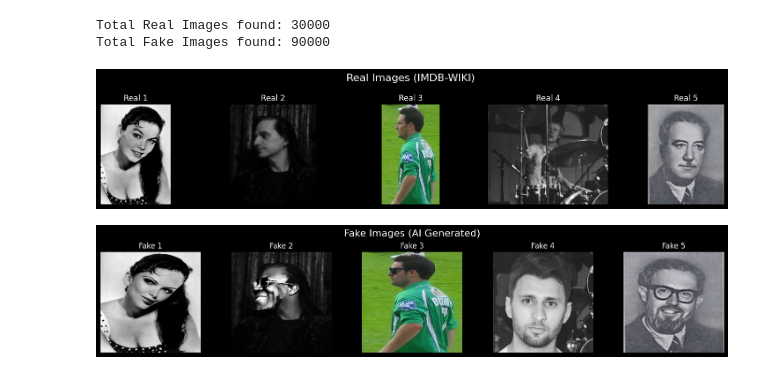
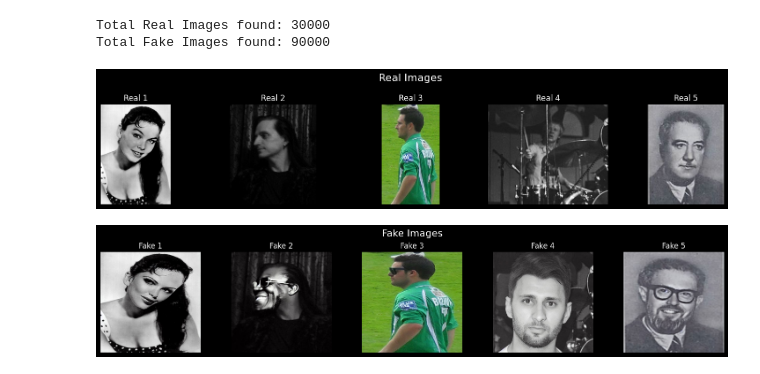
Before and after one commit to Proenca13/Deep_Learning_Project, a Jupyter notebook: project.ipynb, the cells around one changed output. Saved outputs shown, nothing was run; the diff lists cells and outputs as text; code cells hidden in the pictures.

```diff
--- a/project.ipynb
+++ b/project.ipynb
@@ -28,26 +28,26 @@ Total Fake Images found: 90000
 # %%
 first_5_real = real_images[:5]
 
 fig, axes = plt.subplots(1, 5, figsize=(15, 3))
-fig.suptitle("Real Images (IMDB-WIKI)", fontsize=16)
+fig.suptitle("Real Images", fontsize=16)
 
 for i, path in enumerate(first_5_real):
     img = cv2.imread(path)
     img_rgb = cv2.cvtColor(img, cv2.COLOR_BGR2RGB)
 
     axes[i].imshow(img_rgb)
     axes[i].set_title(f"Real {i+1}")
     axes[i].axis('off')
 
 plt.tight_layout()
 plt.show()
 # %% [output]
-[figure, old version]
+[figure, new version]
 # %%
 first_5_fake = fake_images[:5]
 
 fig, axes = plt.subplots(1, 5, figsize=(15, 3))
-fig.suptitle("Fake Images (AI Generated)", fontsize=16)
+fig.suptitle("Fake Images", fontsize=16)
 
 for i, path in enumerate(first_5_fake):
     img = cv2.imread(path)
@@ -60,4 +60,4 @@ for i, path in enumerate(first_5_fake):
 plt.tight_layout()
 plt.show()
 # %% [output]
-[figure, old version]
+[figure, new version]
```
